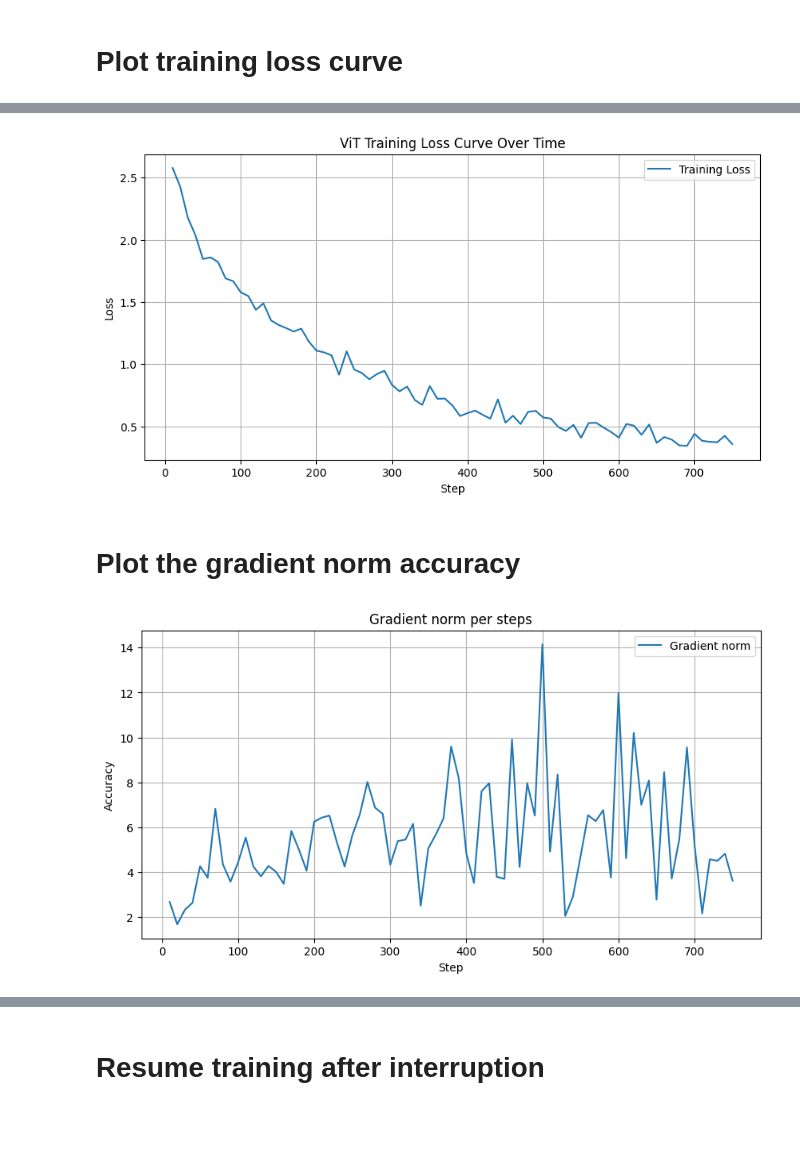
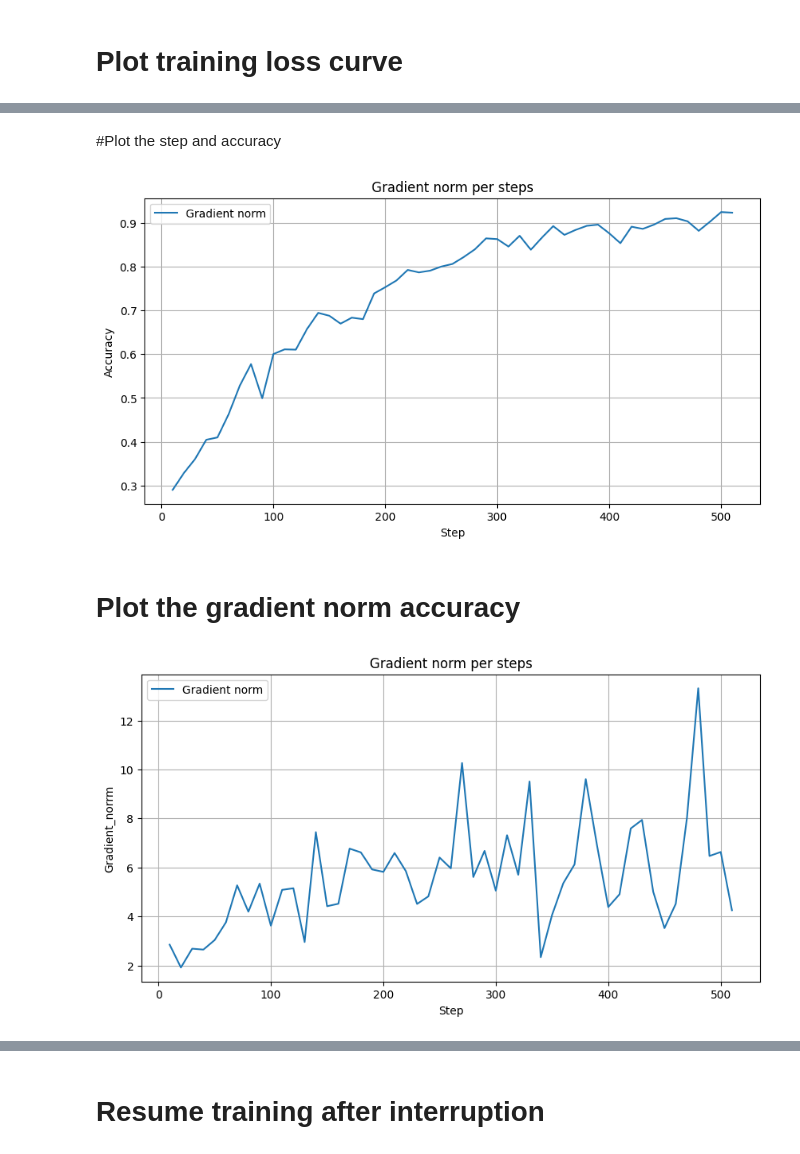
Before and after one commit to isaacadebayo/Predictive_Analytics_and_NLP, a Jupyter notebook: Visual_Transformer_and_CNN.ipynb, the cells around one changed output, grey strips where cells are left out. Cells and saved outputs as stored; diff of their text form; code cells hidden in the pictures; blank space fills up the shorter version.

Commit message:
Step was stopped at 510 with accuracy of 0.90. Did not complete a full epoch

```diff
--- a/Visual_Transformer_and_CNN.ipynb
+++ b/Visual_Transformer_and_CNN.ipynb
@@ -871,7 +871,7 @@ training_args = TrainingArguments(
     per_device_train_batch_size=16,
     per_device_eval_batch_size=16,
     #eval_steps="epoch",
-    eval_strategy="epoch",
+    eval_strategy="steps",
     save_strategy="epoch",
     learning_rate=5e-5,
     num_train_epochs=1,
@@ -996,37 +1003,40 @@ print(df.head(20))
+# %% [markdown]
+#Plot the step and accuracy
 # %%
-train_logs = [log for log in trainer.state.log_history if "loss" in log]
+eval_logs = [log for log in trainer.state.log_history if "eval_accuracy" in log]
 
-steps = [log["step"] for log in train_logs]
-losses = [log["loss"] for log in train_logs]
+if eval_logs:
+    eval_steps = [log["step"] for log in eval_logs]
+    gradient_norm = [log["eval_accuracy"] for log in eval_logs]
 
-plt.figure(figsize=(10, 5))
-plt.plot(steps, losses, label="Training Loss")
-plt.xlabel("Step")
-plt.ylabel("Loss")
-plt.title("ViT Training Loss Curve Over Time")
-plt.legend()
-plt.grid(True)
-plt.show()
+    plt.figure(figsize=(10, 5))
+    plt.plot(eval_steps, gradient_norm, label="Gradient norm")
+    plt.xlabel("Step")
+    plt.ylabel("Accuracy")
+    plt.title("Gradient norm per steps")
+    plt.legend()
+    plt.grid(True)
+    plt.show()
 # %% [output]
-[figure, old version]
+[figure, new version]
 # %% [markdown]
 # Plot the gradient norm accuracy
 # %%
 eval_logs = [log for log in trainer.state.log_history if "grad_norm" in log]
 
 if eval_logs:
     eval_steps = [log["step"] for log in eval_logs]
     gradient_norm = [log["grad_norm"] for log in eval_logs]
 
     plt.figure(figsize=(10, 5))
     plt.plot(eval_steps, gradient_norm, label="Gradient norm")
     plt.xlabel("Step")
-    plt.ylabel("Accuracy")
+    plt.ylabel("Gradient_norrm")
     plt.title("Gradient norm per steps")
     plt.legend()
     plt.grid(True)
     plt.show()
 else:
     print("No evaluation metrics found yet. Finish at least one full epoch or run trainer.evaluate()!")
 # %% [output]
-[figure, old version]
+[figure, new version]
```
Also changed, not shown: parts of 23 cells of this notebook.
